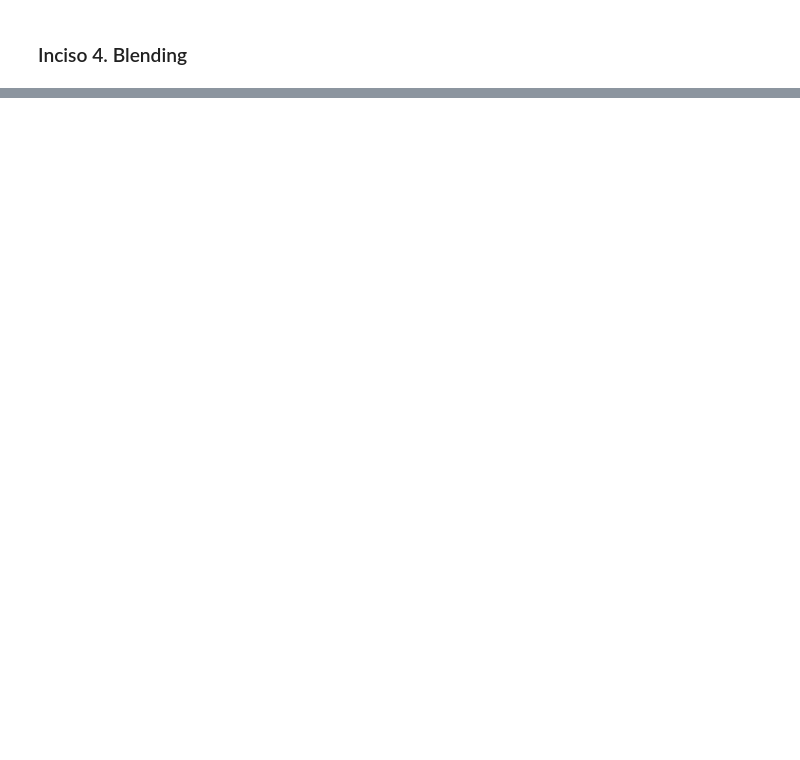
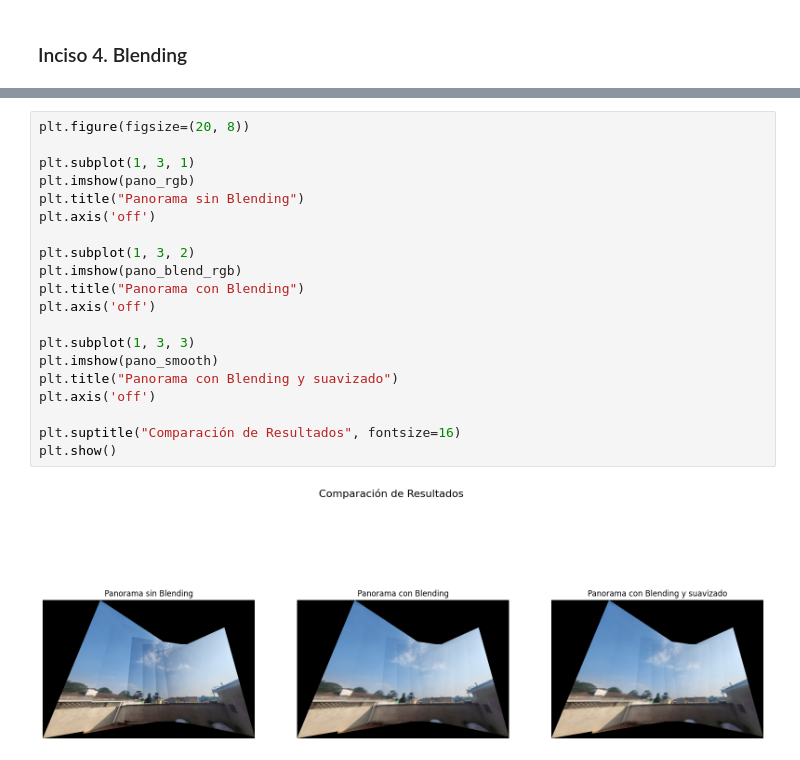
Before and after one commit to MarioGuerra21008/panoramicImages_CV, a Jupyter notebook: panoramicImages.ipynb, the cells around one changed output, grey strips where cells are left out. Saved outputs shown, nothing was run; the diff lists cells and outputs as text; blank space fills up the shorter version.

```diff
--- a/panoramicImages.ipynb
+++ b/panoramicImages.ipynb
@@ -134,0 +194,22 @@ plt.show()
+# %%
+plt.figure(figsize=(20, 8))
+
+plt.subplot(1, 3, 1)
+plt.imshow(pano_rgb)
+plt.title("Panorama sin Blending")
+plt.axis('off')
+
+plt.subplot(1, 3, 2)
+plt.imshow(pano_blend_rgb)
+plt.title("Panorama con Blending")
+plt.axis('off')
+
+plt.subplot(1, 3, 3)
+plt.imshow(pano_smooth)
+plt.title("Panorama con Blending y suavizado")
+plt.axis('off')
+
+plt.suptitle("Comparación de Resultados", fontsize=16)
+plt.show()
+# %% [output]
+[figure, added]
```
Also changed, not shown: parts of 5 cells of this notebook.
